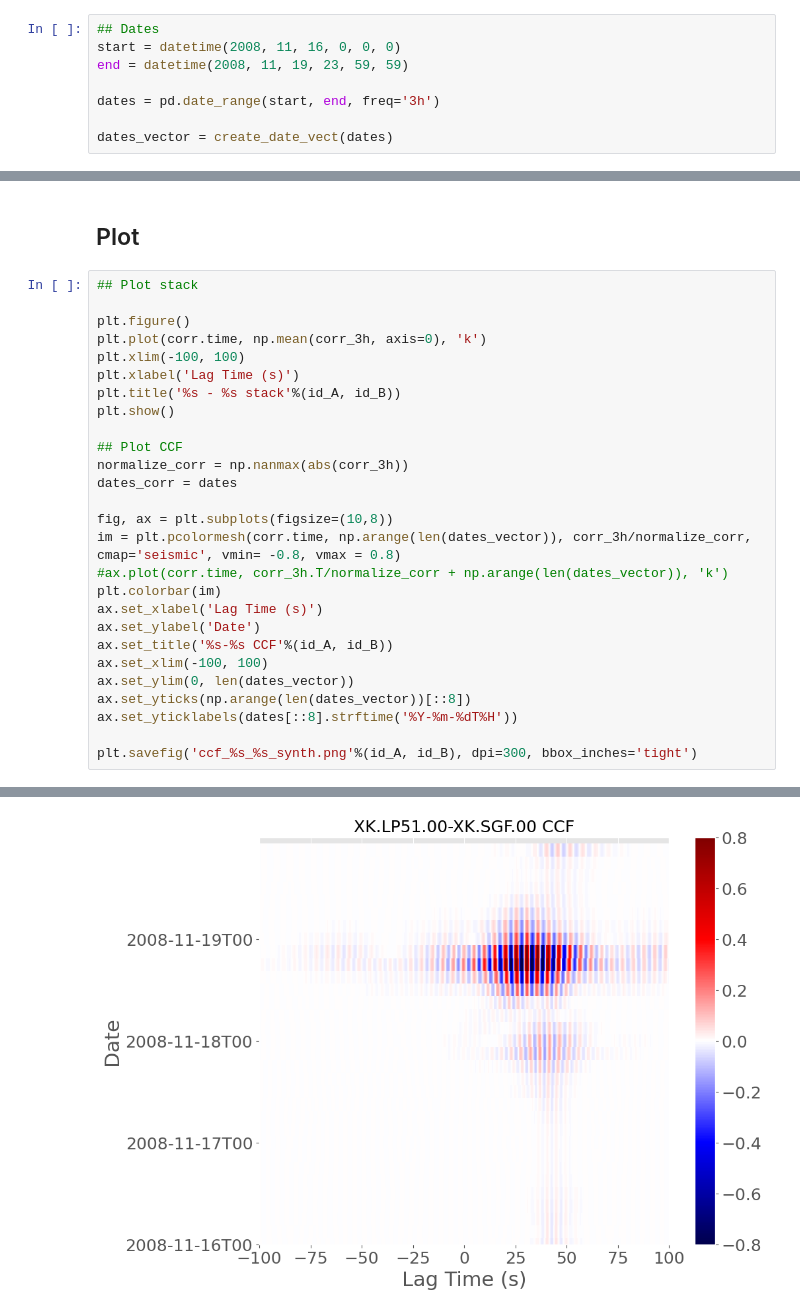
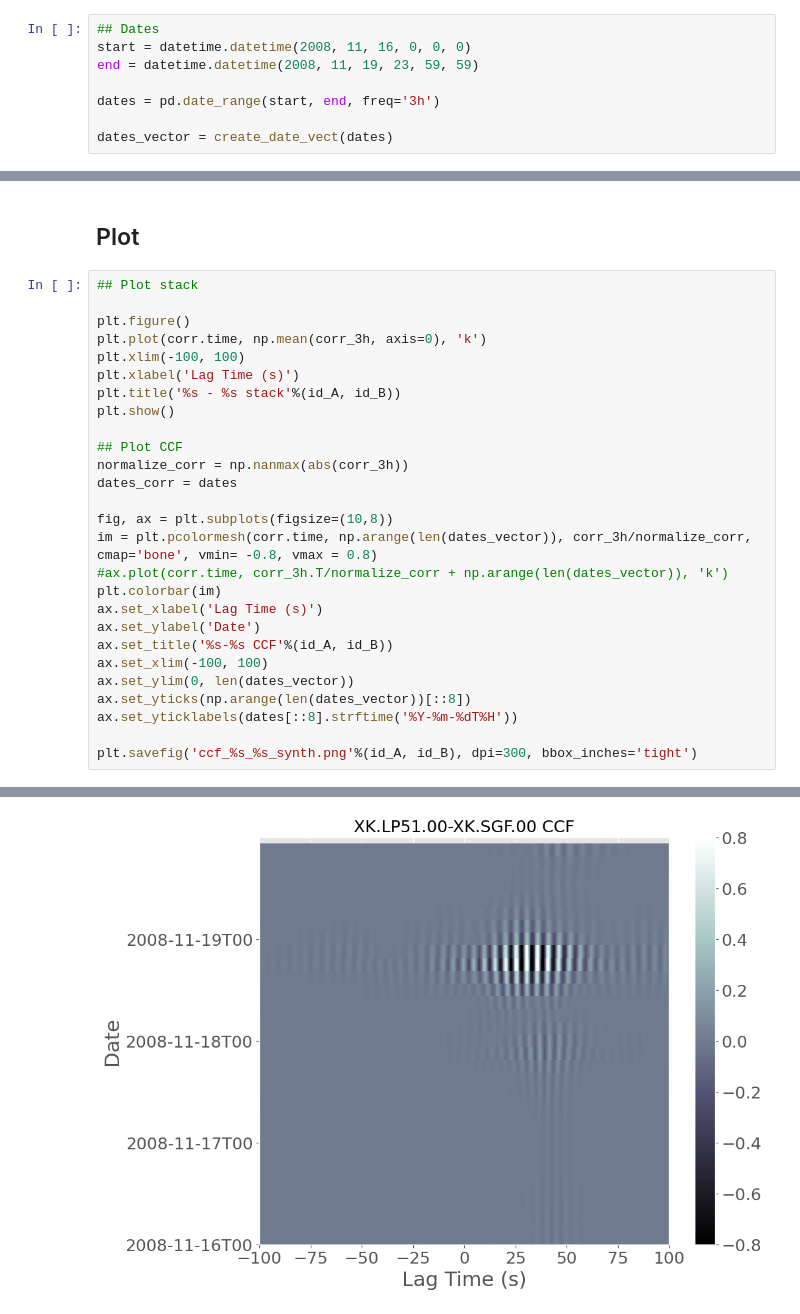
Before and after one commit to lystom/WMSAN, a Jupyter notebook: notebooks/rayleigh_waves/synthetic_CCF.ipynb, the cells around one changed output, grey strips where cells are left out. Saved outputs shown, nothing was run; the diff lists cells and outputs as text.

```diff
--- a/notebooks/rayleigh_waves/synthetic_CCF.ipynb
+++ b/notebooks/rayleigh_waves/synthetic_CCF.ipynb
@@ -187,8 +187,8 @@ plt.show()
 ## Dates
 # %%
 ## Dates
-start = datetime(2008, 11, 16, 0, 0, 0)
-end = datetime(2008, 11, 19, 23, 59, 59)
+start = datetime.datetime(2008, 11, 16, 0, 0, 0)
+end = datetime.datetime(2008, 11, 19, 23, 59, 59)
 
 dates = pd.date_range(start, end, freq='3h')
 
@@ -261,30 +261,30 @@ for i, date_vect in enumerate(dates_vector):
 # %%
 ## Plot stack
 
 plt.figure()
 plt.plot(corr.time, np.mean(corr_3h, axis=0), 'k')
 plt.xlim(-100, 100)
 plt.xlabel('Lag Time (s)')
 plt.title('%s - %s stack'%(id_A, id_B))
 plt.show()
 
 ## Plot CCF
 normalize_corr = np.nanmax(abs(corr_3h))
 dates_corr = dates
 
 fig, ax = plt.subplots(figsize=(10,8))
-im = plt.pcolormesh(corr.time, np.arange(len(dates_vector)), corr_3h/normalize_corr, cmap='seismic', vmin= -0.8, vmax = 0.8)
+im = plt.pcolormesh(corr.time, np.arange(len(dates_vector)), corr_3h/normalize_corr, cmap='bone', vmin= -0.8, vmax = 0.8)
 #ax.plot(corr.time, corr_3h.T/normalize_corr + np.arange(len(dates_vector)), 'k')
 plt.colorbar(im)
 ax.set_xlabel('Lag Time (s)')
 ax.set_ylabel('Date')
 ax.set_title('%s-%s CCF'%(id_A, id_B))
 ax.set_xlim(-100, 100)
 ax.set_ylim(0, len(dates_vector))
 ax.set_yticks(np.arange(len(dates_vector))[::8])
 ax.set_yticklabels(dates[::8].strftime('%Y-%m-%dT%H'))
 
 plt.savefig('ccf_%s_%s_synth.png'%(id_A, id_B), dpi=300, bbox_inches='tight')
 # %% [output]
 [figure]
-[figure, old version]
+[figure, new version]
```
Also changed, not shown: parts of 1 cell of this notebook, 2 other files.
